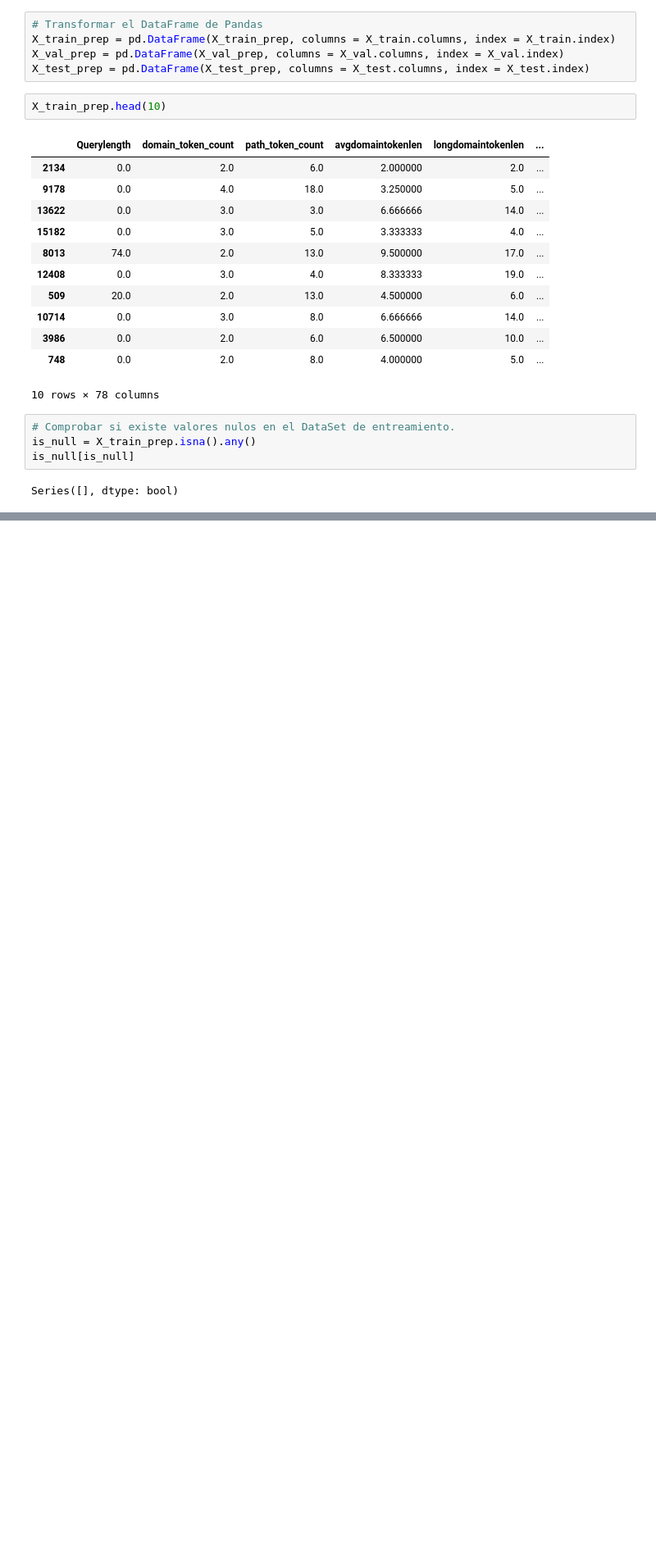
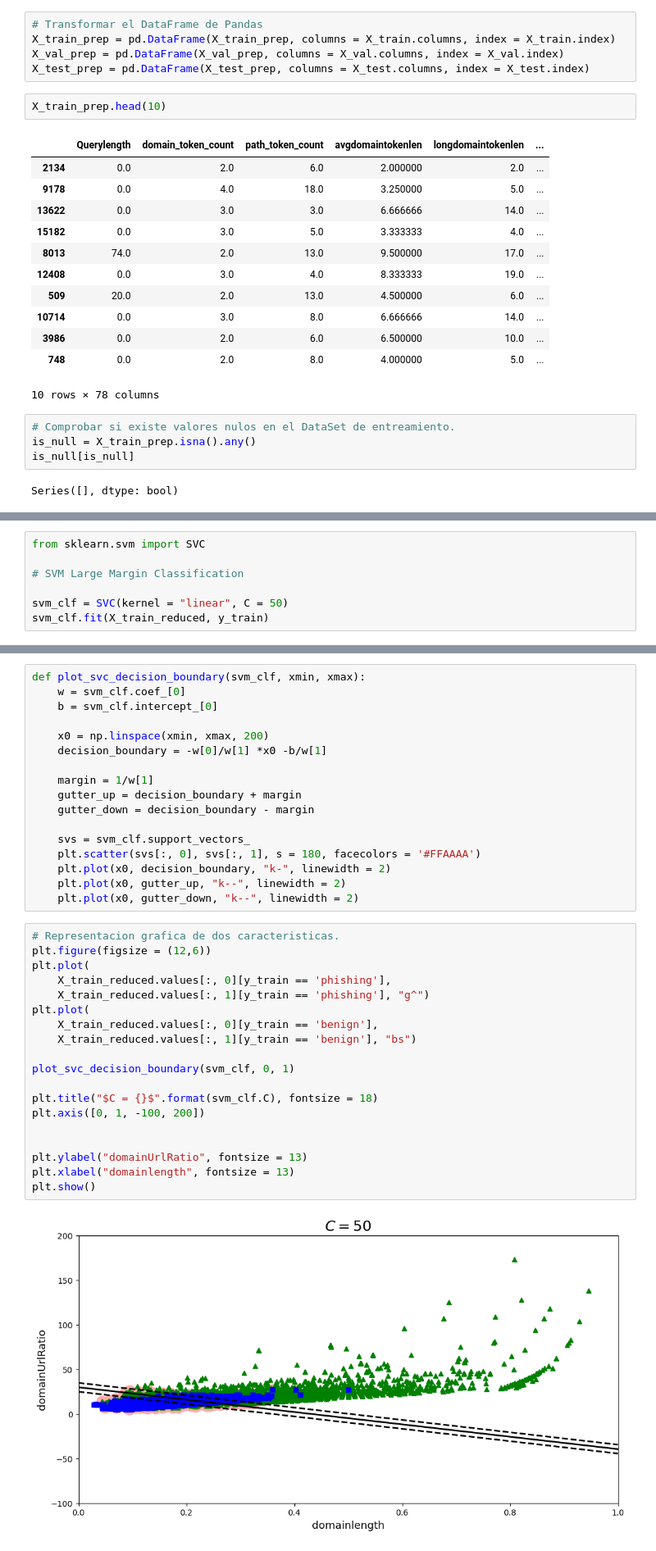
Before and after one commit to itsFDavid/Simulacion, a Jupyter notebook: Support-Vector-Machine/Support-Vector-Machine.ipynb, the cells around one changed output, grey strips where cells are left out. Shown at 82% size. Drawn from its saved outputs; the diff is of its cells as text; blank space fills up the shorter version.

```diff
--- a/Support-Vector-Machine/Support-Vector-Machine.ipynb
+++ b/Support-Vector-Machine/Support-Vector-Machine.ipynb
@@ -222,0 +249,7 @@ Series([], dtype: bool)
+# %%
+from sklearn.svm import SVC
+
+# SVM Large Margin Classification
+
+svm_clf = SVC(kernel = "linear", C = 50)
+svm_clf.fit(X_train_reduced, y_train)
@@ -222,0 +260,38 @@ Series([], dtype: bool)
+# %%
+def plot_svc_decision_boundary(svm_clf, xmin, xmax):
+    w = svm_clf.coef_[0]
+    b = svm_clf.intercept_[0]
+
+    x0 = np.linspace(xmin, xmax, 200)
+    decision_boundary = -w[0]/w[1] *x0 -b/w[1]
+
+    margin = 1/w[1]
+    gutter_up = decision_boundary + margin
+    gutter_down = decision_boundary - margin
+
+    svs = svm_clf.support_vectors_
+    plt.scatter(svs[:, 0], svs[:, 1], s = 180, facecolors = '#FFAAAA')
+    plt.plot(x0, decision_boundary, "k-", linewidth = 2)
+    plt.plot(x0, gutter_up, "k--", linewidth = 2)
+    plt.plot(x0, gutter_down, "k--", linewidth = 2)
+# %%
+# Representacion grafica de dos caracteristicas.
+plt.figure(figsize = (12,6))
+plt.plot(
+    X_train_reduced.values[:, 0][y_train == 'phishing'],
+    X_train_reduced.values[:, 1][y_train == 'phishing'], "g^")
+plt.plot(
+    X_train_reduced.values[:, 0][y_train == 'benign'],
+    X_train_reduced.values[:, 1][y_train == 'benign'], "bs")
+
+plot_svc_decision_boundary(svm_clf, 0, 1)
+
+plt.title("$C = {}$".format(svm_clf.C), fontsize = 18)
+plt.axis([0, 1, -100, 200])
+
+
+plt.ylabel("domainUrlRatio", fontsize = 13)
+plt.xlabel("domainlength", fontsize = 13)
+plt.show()
+# %% [output]
+[figure, added]
```
Also changed, not shown: parts of 21 cells of this notebook.
